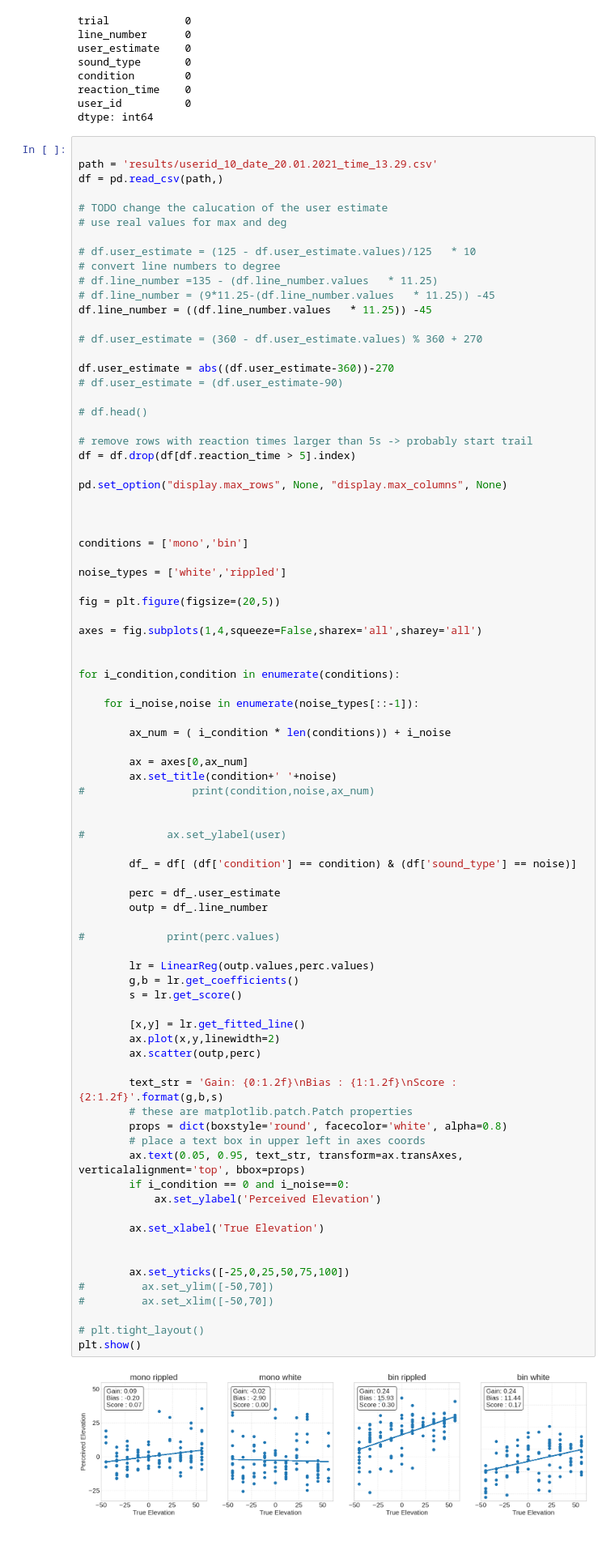
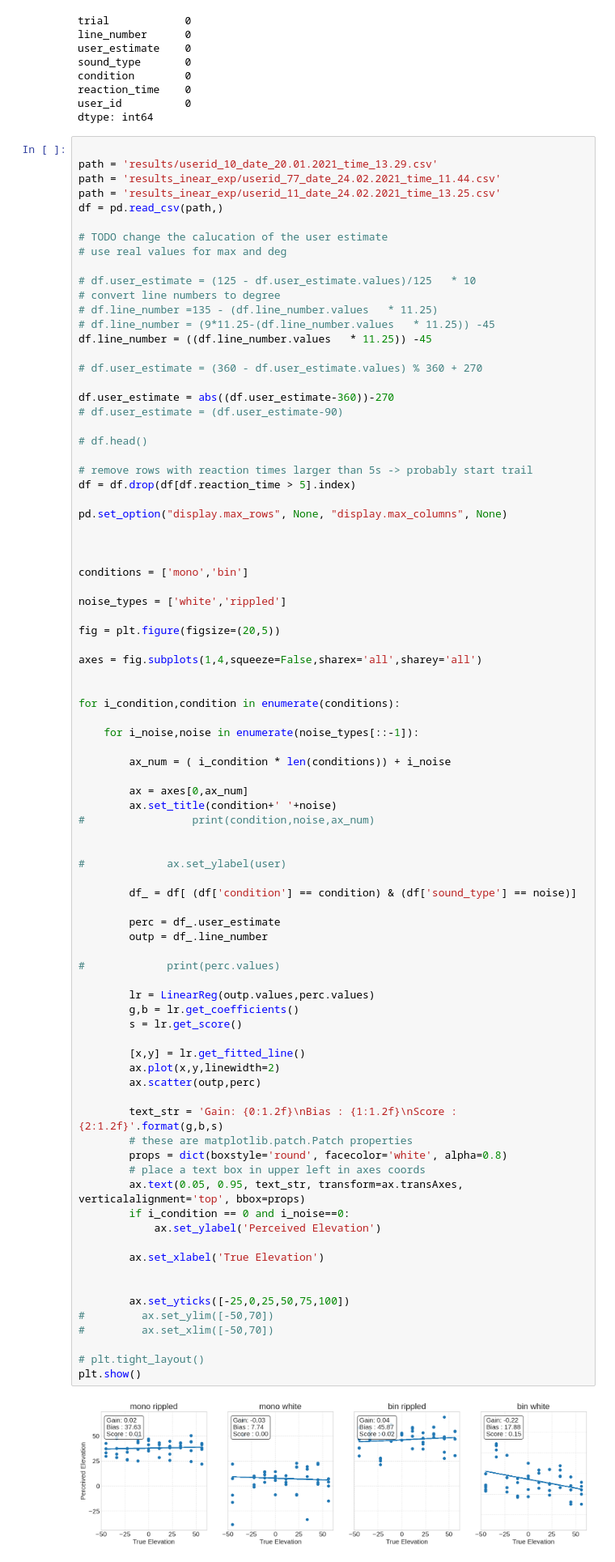
Before and after one commit to oesst/vertical_localization_exp, a Jupyter notebook: data_analysis.ipynb, the cells around one changed output. Shown at 81% size. Cells and saved outputs as stored; diff of their text form.

```diff
--- a/data_analysis.ipynb
+++ b/data_analysis.ipynb
@@ -133,6 +133,8 @@ dtype: int64
 # %%
 
 path = 'results/userid_10_date_20.01.2021_time_13.29.csv'
+path = 'results_inear_exp/userid_77_date_24.02.2021_time_11.44.csv'
+path = 'results_inear_exp/userid_11_date_24.02.2021_time_13.25.csv'
 df = pd.read_csv(path,)
 
 # TODO change the calucation of the user estimate
@@ -186,34 +188,34 @@ for i_condition,condition in enumerate(conditions):
         outp = df_.line_number
 
 #             print(perc.values)
 
         lr = LinearReg(outp.values,perc.values)
         g,b = lr.get_coefficients()
         s = lr.get_score()
 
         [x,y] = lr.get_fitted_line()
         ax.plot(x,y,linewidth=2)
         ax.scatter(outp,perc)
 
         text_str = 'Gain: {0:1.2f}\nBias : {1:1.2f}\nScore : {2:1.2f}'.format(g,b,s)
         # these are matplotlib.patch.Patch properties
         props = dict(boxstyle='round', facecolor='white', alpha=0.8)
         # place a text box in upper left in axes coords
         ax.text(0.05, 0.95, text_str, transform=ax.transAxes, verticalalignment='top', bbox=props)
         if i_condition == 0 and i_noise==0:
             ax.set_ylabel('Perceived Elevation')
 
         ax.set_xlabel('True Elevation')
 
 
         ax.set_yticks([-25,0,25,50,75,100])
 #         ax.set_ylim([-50,70])
 #         ax.set_xlim([-50,70])
 
 # plt.tight_layout()
 plt.show()
 # %% [output]
-[figure, old version]
+[figure, new version]
 # %% [markdown]
 ## Read all data into one data frame
 # %%
```
Also changed, not shown: parts of 7 cells of this notebook, 1 other file.
